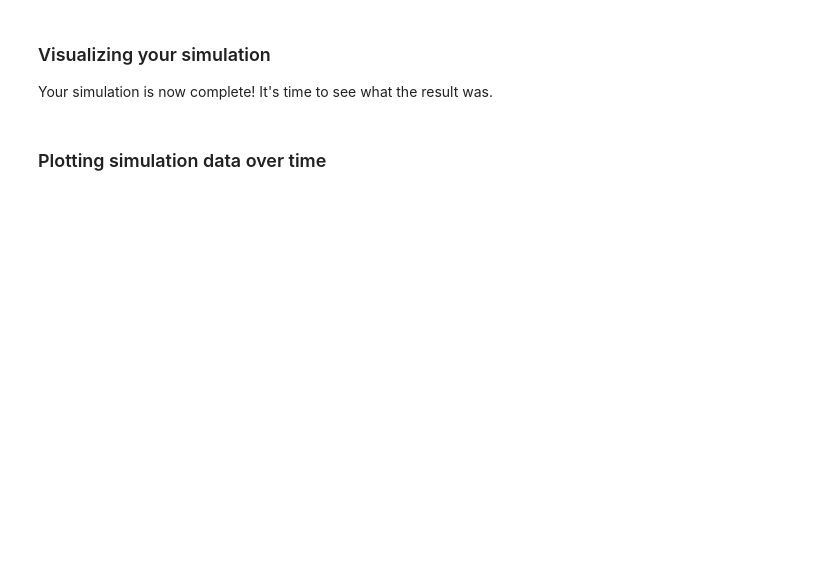
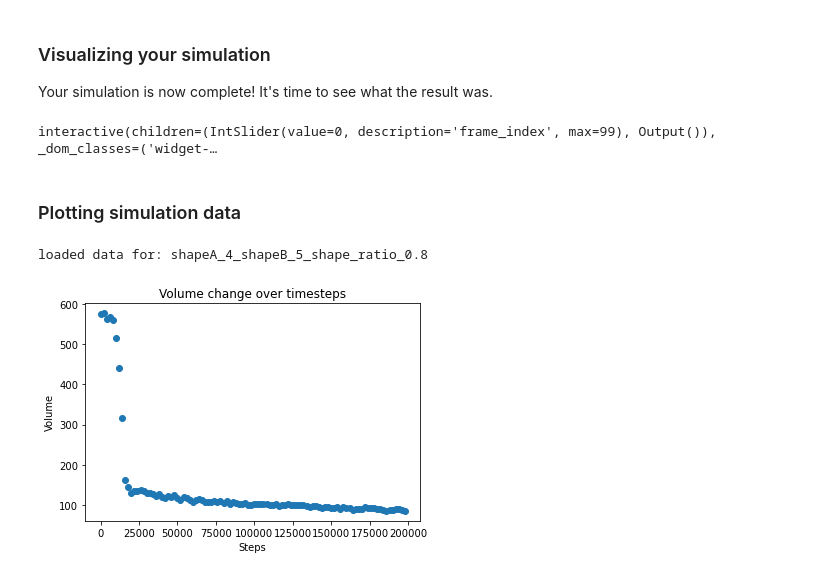
Before and after one commit to mmartirossyan/CCMR-CapeCrystal, a Jupyter notebook: mixed_shapes_2d.ipynb, the cells around one changed output. Cells and saved outputs as stored; diff of their text form; code cells hidden in the pictures; blank space fills up the shorter version.

```diff
--- a/mixed_shapes_2d.ipynb
+++ b/mixed_shapes_2d.ipynb
@@ -161,8 +155,9 @@ verticesB = get_shape(8)
 # %%
+#cell 7
 # choose a fraction between 0 and 1
 # which will represent the percent of shapes that are shape A
 # example:
 # shape_ratio = 0 means all the shapes will be shape B
 
-display(shape_ratio)
+shape_ratio = 0.8
 # %%
@@ -226,0 +236,10 @@ all=hoomd.group.all()
+# %%
+#Cell 12
+# simulation setup
+
+#begin by choosing a unique filename to save our simulation data under
+file_name = "shapeA_" + str(len(verticesA)) + "_shapeB_" + str(len(verticesB)) + "_shape_ratio_" + str(shape_ratio)
+
+print('file name for this simulation is ', file_name)
+
+all=hoomd.group.all()
@@ -301,2 +300,24 @@ def plot(frame_index=0):
+# %%
+#Cell 15
+
+#make sure to choose the filename corresponding to the simulation you want to watch
+#Uncomment the next line (remove the # ) and edit the text in quotes if you want to change the filename.
+#file_name = "file_name_here"
+
+frame_num = getFrameCount(file_name + '.gsd')
+
+# visualizations
+# looping over frames
+
+@widgets.interact(frame_index=(0, frame_num-1, 1))
+def plot(frame_index=0):
+    with gsd.hoomd.open(file_name+".gsd", 'rb') as traj:
+
+        frame = traj[frame_index]
+        box = frame.configuration.box
+
+        drawFrame(frame, [verticesA, verticesB], 1/2*boxSize)
+# %% [output]
+interactive(children=(IntSlider(value=0, description='frame_index', max=99), Output()), _dom_classes=('widget-…
 # %% [markdown]
-### Plotting simulation data over time
+### Plotting simulation data
@@ -305 +324,31 @@ data = np.loadtxt('log.txt',skiprows=1)
+# %%
+#Cell 16
+
+# Make sure to use the right file name
+data = np.loadtxt(file_name+'.txt',skiprows=1) #skiprows makes sure we skip the labels on the table
+
+print("loaded data for: " + file_name)
+# %% [output]
+loaded data for: shapeA_4_shapeB_5_shape_ratio_0.8
+# %%
+#Cell 17
+# Volume changes with time
+
+#tables are referred to by entry number
+#entry 0 is timestep
+#entry 2 is the box size
+#entry 3 is the pressure
+
+time = data[:,0]
+lx = data[:,2]
+pressure = data[:,3]
+
+volume = lx ** 2 #square of length is area
+
+pp.scatter(time, volume);
+pp.title('Volume change over timesteps');
+pp.xlabel('Steps');
+pp.ylabel('Volume');
+# %% [output]
+[figure, added]
 # %%
```
Also changed, not shown: parts of 27 cells of this notebook, 8 other files.
